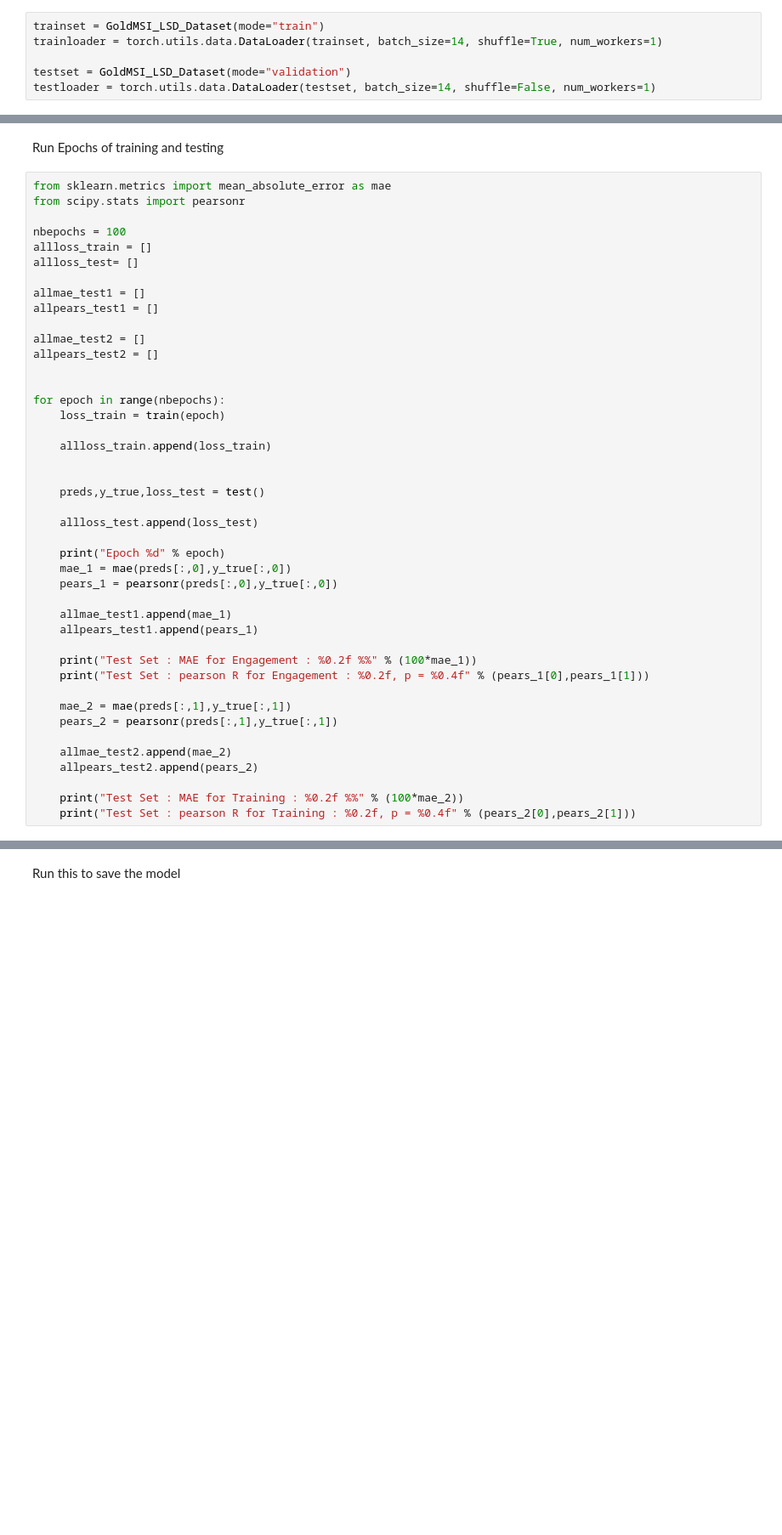
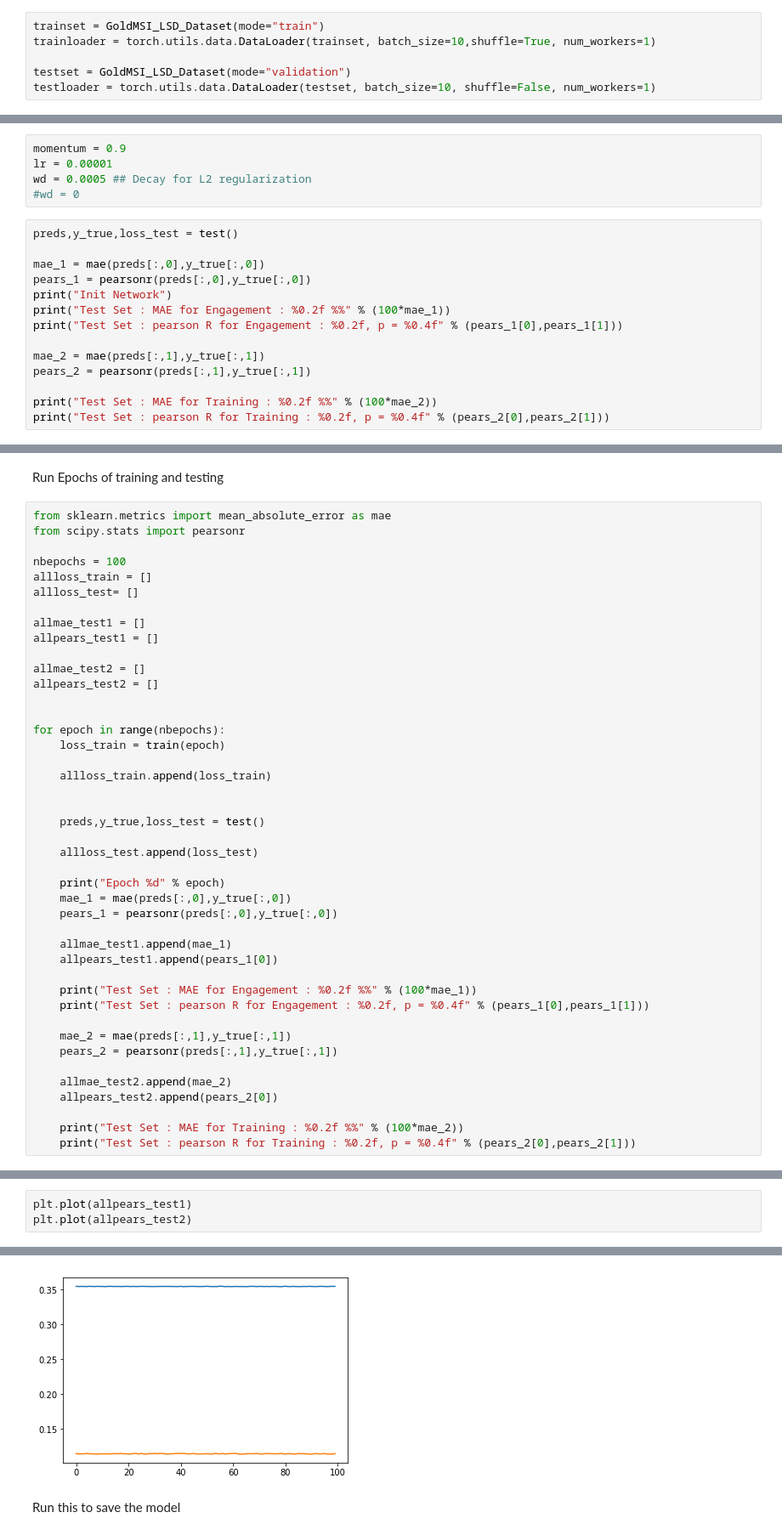
Before and after one commit to nicofarr/brainnetcnnVis_pytorch, a Jupyter notebook: BrainNetCnnGoldMSI.ipynb, the cells around one changed output, grey strips where cells are left out. Shown: that part at 85% size. Saved outputs shown, nothing was run; the diff lists cells and outputs as text; blank space fills up the shorter version.

```diff
--- a/BrainNetCnnGoldMSI.ipynb
+++ b/BrainNetCnnGoldMSI.ipynb
@@ -118,10 +118,10 @@ class GoldMSI_LSD_Dataset(torch.utils.data.Dataset):
         return sample
 # %%
 trainset = GoldMSI_LSD_Dataset(mode="train")
-trainloader = torch.utils.data.DataLoader(trainset, batch_size=14, shuffle=True, num_workers=1)
+trainloader = torch.utils.data.DataLoader(trainset, batch_size=10,shuffle=True, num_workers=1)
 
 testset = GoldMSI_LSD_Dataset(mode="validation")
-testloader = torch.utils.data.DataLoader(testset, batch_size=14, shuffle=False, num_workers=1)
+testloader = torch.utils.data.DataLoader(testset, batch_size=10, shuffle=False, num_workers=1)
 # %% [output]
 train torch.Size([203, 1, 64, 64]) torch.Size([203, 2])
 validation torch.Size([101, 1, 64, 64]) torch.Size([101, 2])
@@ -158,0 +184,19 @@ net.apply(init_weights_he)
+# %%
+momentum = 0.9
+lr = 0.00001
+wd = 0.0005 ## Decay for L2 regularization
+#wd = 0
+# %%
+preds,y_true,loss_test = test()
+
+mae_1 = mae(preds[:,0],y_true[:,0])
+pears_1 = pearsonr(preds[:,0],y_true[:,0])
+print("Init Network")
+print("Test Set : MAE for Engagement : %0.2f %%" % (100*mae_1))
+print("Test Set : pearson R for Engagement : %0.2f, p = %0.4f" % (pears_1[0],pears_1[1]))
+
+mae_2 = mae(preds[:,1],y_true[:,1])
+pears_2 = pearsonr(preds[:,1],y_true[:,1])
+
+print("Test Set : MAE for Training : %0.2f %%" % (100*mae_2))
+print("Test Set : pearson R for Training : %0.2f, p = %0.4f" % (pears_2[0],pears_2[1]))
@@ -271,7 +321,7 @@ for epoch in range(nbepochs):
     pears_1 = pearsonr(preds[:,0],y_true[:,0])
 
     allmae_test1.append(mae_1)
-    allpears_test1.append(pears_1)
+    allpears_test1.append(pears_1[0])
 
     print("Test Set : MAE for Engagement : %0.2f %%" % (100*mae_1))
     print("Test Set : pearson R for Engagement : %0.2f, p = %0.4f" % (pears_1[0],pears_1[1]))
@@ -280,7 +330,7 @@ for epoch in range(nbepochs):
     pears_2 = pearsonr(preds[:,1],y_true[:,1])
 
     allmae_test2.append(mae_2)
-    allpears_test2.append(pears_2)
+    allpears_test2.append(pears_2[0])
 
     print("Test Set : MAE for Training : %0.2f %%" % (100*mae_2))
     print("Test Set : pearson R for Training : %0.2f, p = %0.4f" % (pears_2[0],pears_2[1]))
@@ -295,0 +370,4 @@ plt.plot(allmae_test2)
+# %%
+plt.plot(allpears_test1)
+plt.plot(allpears_test2)
+# %% [output]
@@ -296,3 +375,4 @@ plt.plot(allmae_test2)
+[figure, added]
 # %% [markdown]
 Run this to save the model
 # %%
```
Also changed, not shown: parts of 7 cells of this notebook.
